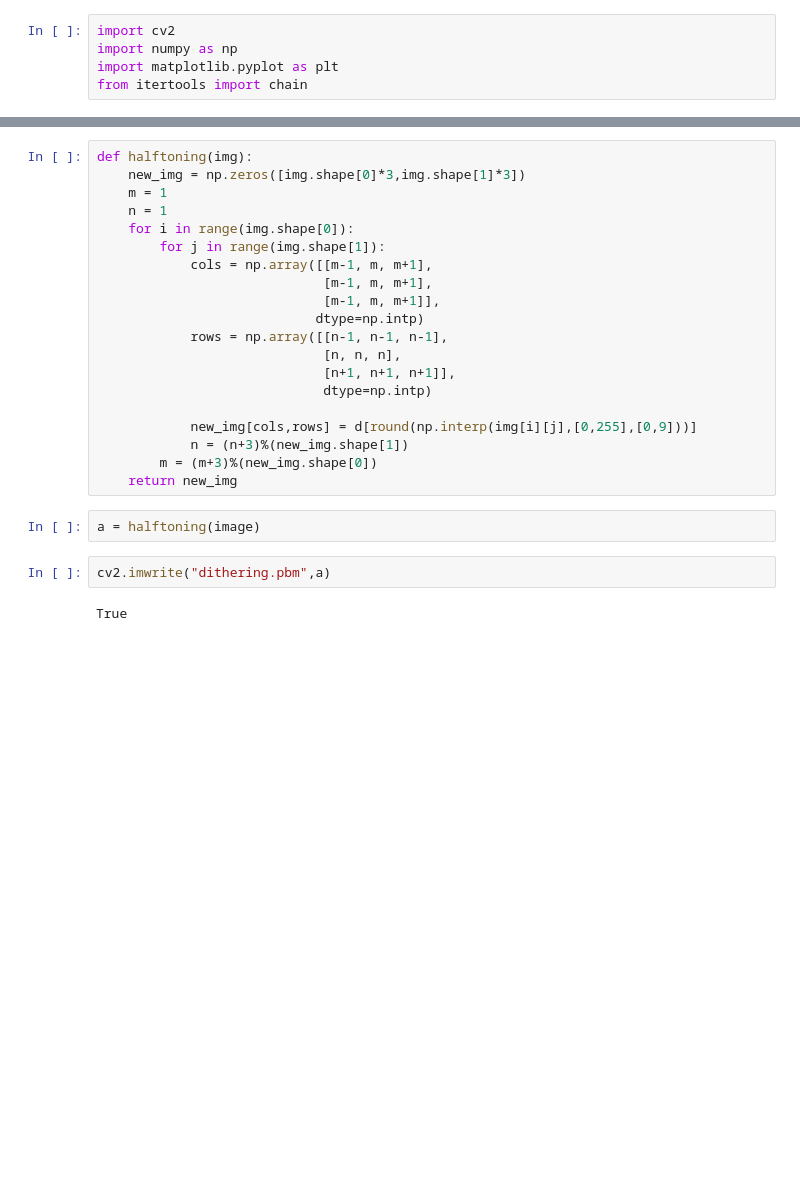
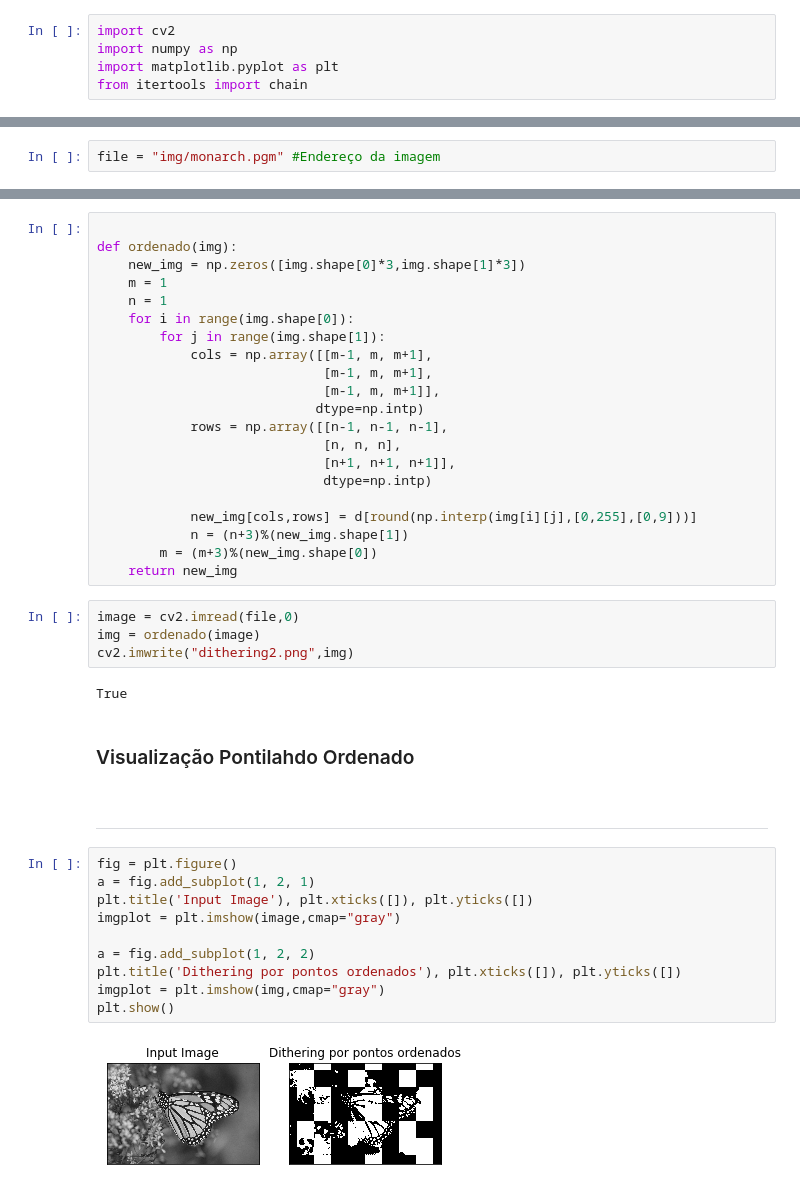
Before and after one commit to Rkanehisa/MO443, a Jupyter notebook: trabalho_2/trabalho_2.ipynb, the cells around one changed output, grey strips where cells are left out. Saved outputs shown, nothing was run; the diff lists cells and outputs as text; blank space fills up the shorter version.

```diff
--- a/trabalho_2/trabalho_2.ipynb
+++ b/trabalho_2/trabalho_2.ipynb
@@ -9,0 +6,2 @@ image = cv2.imread(file,0)
+# %%
+file = "img/monarch.pgm" #Endereço da imagem
@@ -96,5 +87,6 @@ d = {0:[[0,0,0],
 # %%
-def halftoning(img):
+
+def ordenado(img):
     new_img = np.zeros([img.shape[0]*3,img.shape[1]*3])
     m = 1
     n = 1
@@ -113,9 +105,24 @@ def halftoning(img):
             n = (n+3)%(new_img.shape[1])
         m = (m+3)%(new_img.shape[0])
     return new_img
-# %%
-a = halftoning(image)
-# %%
-cv2.imwrite("dithering.pbm",a)
-# %% [output]
-True
+# %%
+image = cv2.imread(file,0)
+img = ordenado(image)
+cv2.imwrite("dithering2.png",img)
+# %% [output]
+True
+# %% [markdown]
+<h3>Visualização Pontilahdo Ordenado</h3><br>
+<hr>
+# %%
+fig = plt.figure()
+a = fig.add_subplot(1, 2, 1)
+plt.title('Input Image'), plt.xticks([]), plt.yticks([])
+imgplot = plt.imshow(image,cmap="gray")
+
+a = fig.add_subplot(1, 2, 2)
+plt.title('Dithering por pontos ordenados'), plt.xticks([]), plt.yticks([])
+imgplot = plt.imshow(img,cmap="gray")
+plt.show()
+# %% [output]
+[figure, added]
```
Also changed, not shown: parts of 14 cells of this notebook.
